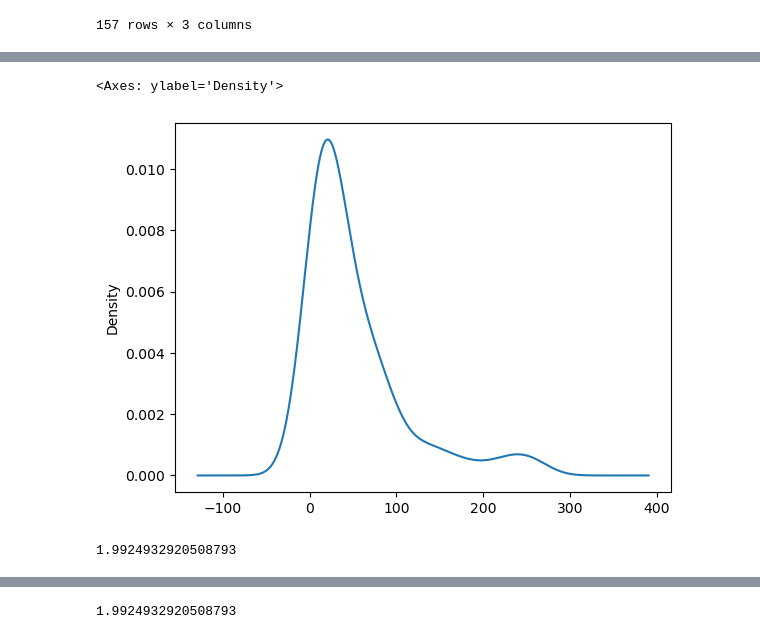
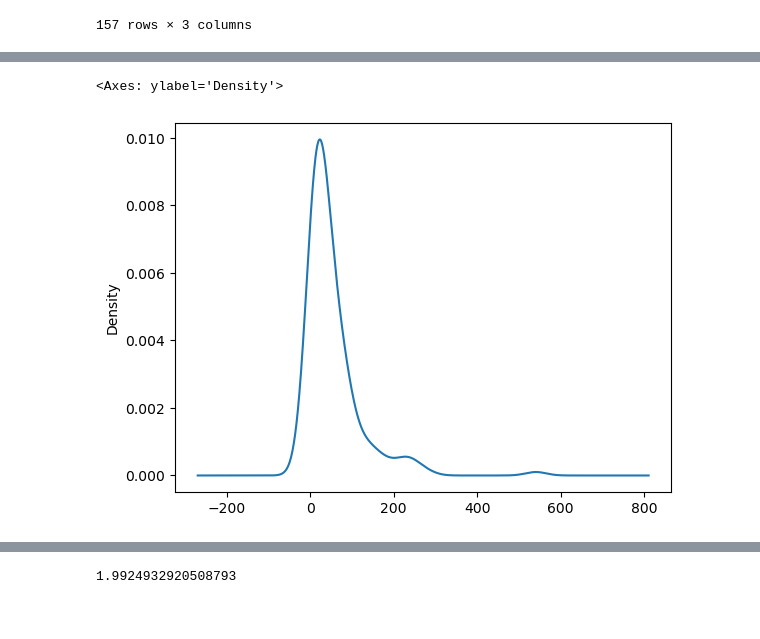
Before and after one commit to kroopeshrajput/Linear_regression_OLS_Car_sales, a Jupyter notebook: Car_Sales_LinearRegression.ipynb, the cells around one changed output, grey strips where cells are left out. Saved outputs shown, nothing was run; the diff lists cells and outputs as text; code cells hidden in the pictures.

```diff
--- a/Car_Sales_LinearRegression.ipynb
+++ b/Car_Sales_LinearRegression.ipynb
@@ -87,3 +80,5 @@ Index(['Sales_in_thousands', 'four_year_resale_value', 'Price_in_thousands',
+# %%
+cars_con_var = cars_con_var.difference(['Sales_in_thousands'])
 # %%
 def fn_desc( x ):
     # missing values calculation
@@ -240,3 +204,3 @@ ColumnTransformer(transformers=[('cont',
 # %%
 # combining Categorical and Continuous vars DF
-cars_new = pd.concat([cars_cat, cars_cont], axis = 1, verify_integrity= True )
+cars_new = pd.concat([cars_cat, cars_cont, cars.loc[:, ['log_sales', 'Sales_in_thousands']]], axis = 1, verify_integrity= True )
@@ -259,9 +207,5 @@ Name: Sales_in_thousands, Length: 157, dtype: float64
 # %%
-Y.plot(kind= 'kde')
+cars_new.loc[:, 'Sales_in_thousands'].plot(kind= 'kde')
 # %% [output]
 <Axes: ylabel='Density'>
-[figure, old version]
+[figure, new version]
-# %%
-Y.skew()
-# %% [output]
-1.9924932920508793
```
Also changed, not shown: parts of 25 cells of this notebook.
